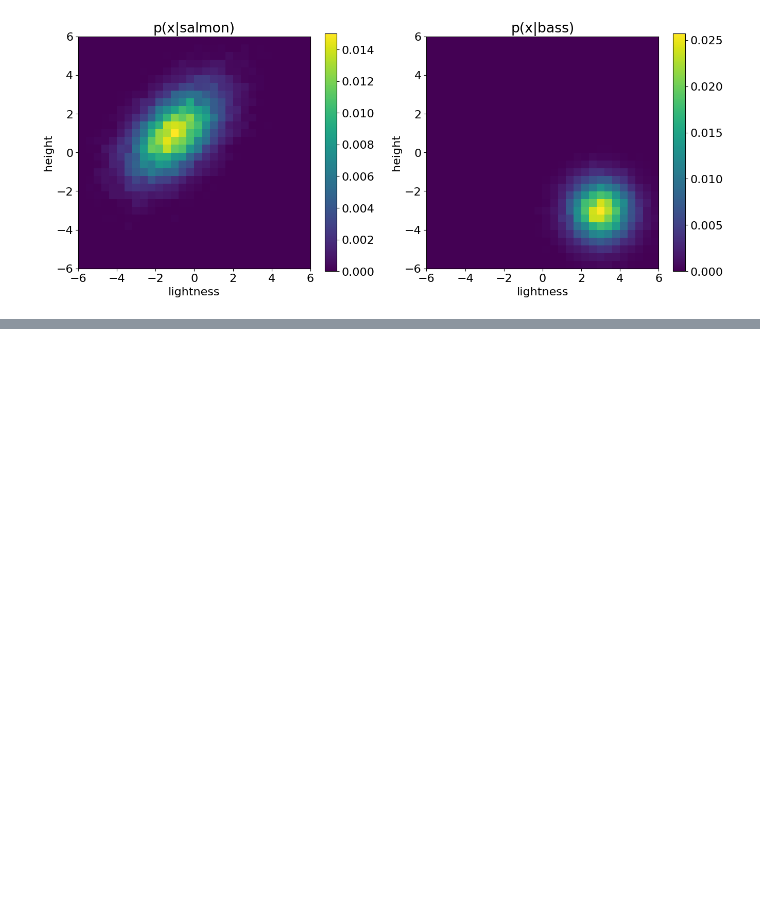
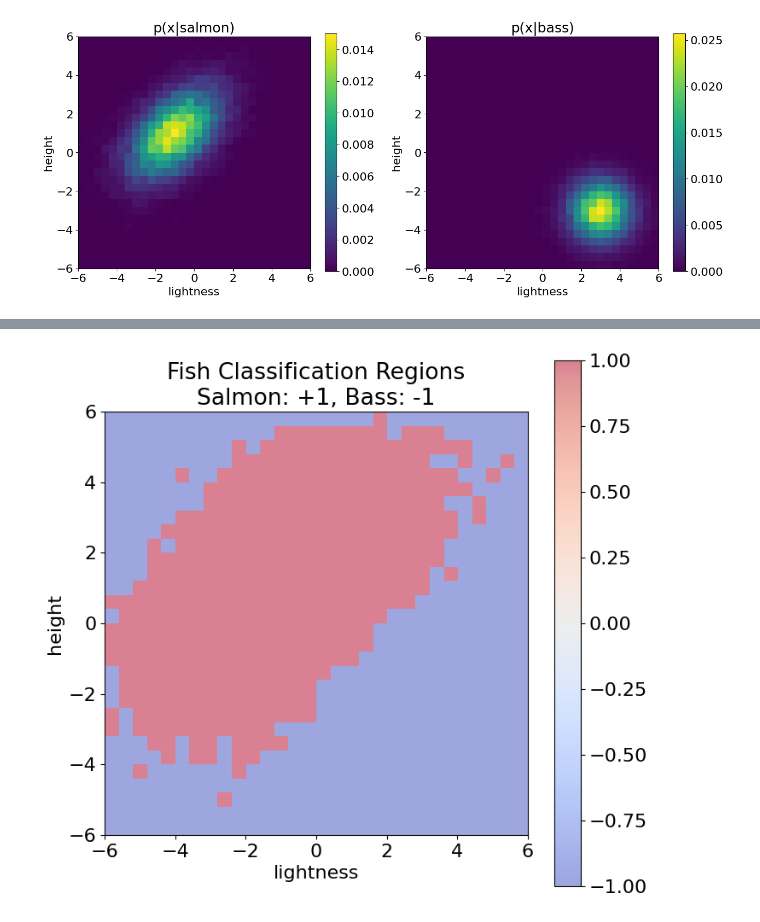
Before and after one commit to JayIke/machine-learning, a Jupyter notebook: hw5/2Dclassification.ipynb, the cells around one changed output, grey strips where cells are left out. Drawn from its saved outputs; the diff is of its cells as text; code cells hidden in the pictures; blank space fills up the shorter version.

```diff
--- a/hw5/2Dclassification.ipynb
+++ b/hw5/2Dclassification.ipynb
@@ -181,0 +213,14 @@ s=plt.imshow(bass_region, interpolation='nearest', origin='lower',
+# %%
+fish_classification = np.where(p_salmon_given_x > p_bass_given_x, 1, -1)
+
+# Plot decision regions
+fig = plt.figure(figsize=(8, 8))
+s = plt.imshow(fish_classification, interpolation='nearest', origin='lower',
+               extent=[lbins[0], lbins[-1], hbins[0], hbins[-1]], cmap='coolwarm', alpha=0.5)
+s = plt.colorbar()
+plt.xlabel('lightness')
+plt.ylabel('height')
+plt.title('Fish Classification Regions\nSalmon: +1, Bass: -1')
+plt.show()
+# %% [output]
+[figure, added]
```
Also changed, not shown: parts of 7 cells of this notebook.
